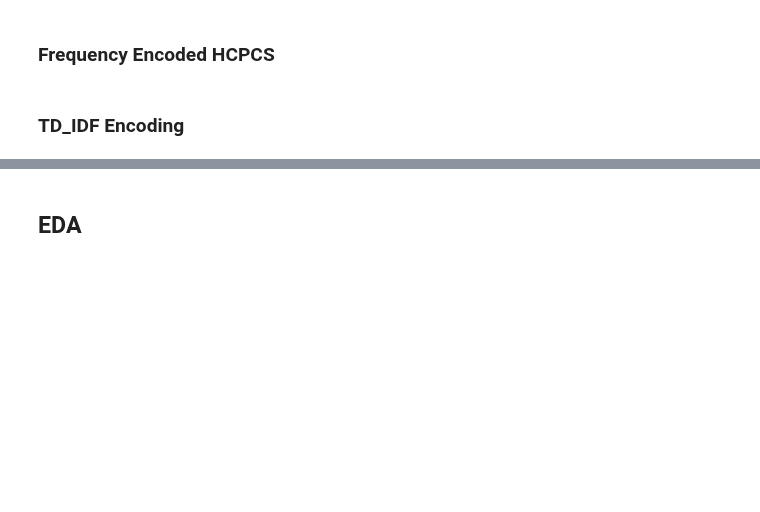
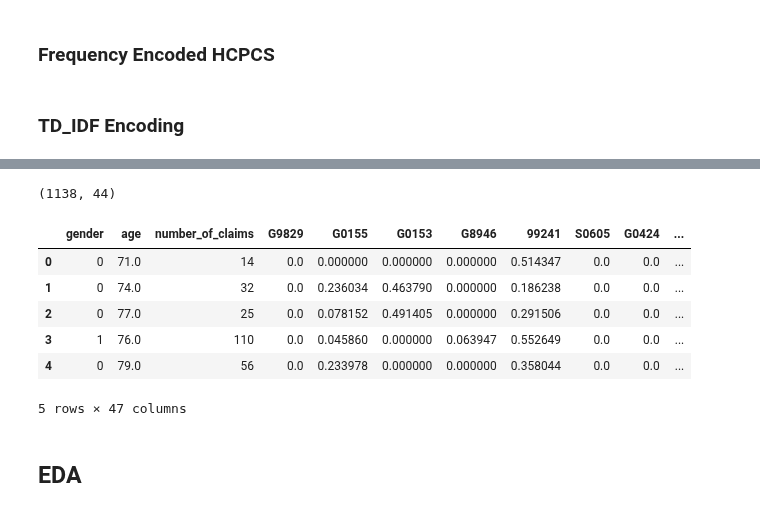
Before and after one commit to martza87/siads_696_mII, a Jupyter notebook: src/04_create_unsupervised_features.ipynb, the cells around one changed output, grey strips where cells are left out. Saved outputs shown, nothing was run; the diff lists cells and outputs as text; code cells hidden in the pictures; blank space fills up the shorter version.

```diff
--- a/src/04_create_unsupervised_features.ipynb
+++ b/src/04_create_unsupervised_features.ipynb
@@ -271,5 +273,5 @@ df_lab_enc[['category_0', 'category_0_enc', 'hcpcs_0', 'hcpcs_0_enc', 'hcpcs_1',
 | 4 | HCPCS_level_1 | 1 | 99241 | 1 | S8075 | 36 | 99241 | 1 | 0 |
 # %%
 # drop original columns and list columns
-drop_ls = list(category_cols) + list(desc_cols) + list(hcpcs_cols) + ['patient_medicare_number', 'combined_hcpcs_ls', 'billablePeriod_start_ls', 'billablePeriod_end_ls','location_of_bill_ls', 'ls_len']
+drop_ls = list(category_cols) + list(desc_cols) + list(hcpcs_cols) + ['patient_medicare_number', 'total_value', 'combined_hcpcs_ls', 'billablePeriod_start_ls', 'billablePeriod_end_ls','location_of_bill_ls', 'ls_len']
 df_lab_enc = df_lab_enc.drop(drop_ls, axis = 1)
@@ -323,7 +322,7 @@ def get_corpus_and_vocab(df, col):
   vocab = {k: i for i, k in enumerate(vocab)}
   return corpus, vocab
 # %%
-corpus, vocab = get_corpus_and_vocab(df_hcpcs_reset, 'combined_hcpcs_ls')
+corpus, vocab = get_corpus_and_vocab(df_TD_enc_reset, 'combined_hcpcs_ls')
 # %%
 # Pipeline for tfidf and countvectoriser
 pipe = Pipeline([
@@ -332,16 +331,27 @@ pipe = Pipeline([
 ])
 
 tfidf_hcpcs = pipe.fit_transform(corpus)
+# %%
+tfidf_hcpcs.shape
+# %% [output]
+(1138, 44)
 # %%
 # Create a useable dataframe - NOTE: DO NOT use this if the vocab is too big
 df_tfidf = pd.DataFrame(tfidf_hcpcs.toarray(), columns=pipe['count'].get_feature_names_out())
 # %%
 # Combine with the original fixed columns
-col_list = ['gender', 'birthdate', 'number_of_claims']
+col_list = ['gender', 'age', 'number_of_claims']
 out = pd.concat([
-  df_hcpcs[col_list].reset_index(drop=True),
+  df_TD_enc[col_list].reset_index(drop=True),
   df_tfidf
 ], axis=1)
-
-# Export
-out.to_pickle(f"{path}/hcpcs_tfidf.pkl")
+# %%
+out.head()
+# %% [output]
+|  | gender | age | number_of_claims | G9829 | G0155 | G0153 | G8946 | 99241 | S0605 | G0424 | ... |
+| 0 | 0 | 71.0 | 14 | 0.0 | 0.000000 | 0.000000 | 0.000000 | 0.514347 | 0.0 | 0.0 | ... |
+| 1 | 0 | 74.0 | 32 | 0.0 | 0.236034 | 0.463790 | 0.000000 | 0.186238 | 0.0 | 0.0 | ... |
+| 2 | 0 | 77.0 | 25 | 0.0 | 0.078152 | 0.491405 | 0.000000 | 0.291506 | 0.0 | 0.0 | ... |
+| 3 | 1 | 76.0 | 110 | 0.0 | 0.045860 | 0.000000 | 0.063947 | 0.552649 | 0.0 | 0.0 | ... |
+| 4 | 0 | 79.0 | 56 | 0.0 | 0.233978 | 0.000000 | 0.000000 | 0.358044 | 0.0 | 0.0 | ... |
+5 rows × 47 columns
```
Also changed, not shown: parts of 7 cells of this notebook, 2 other files.
